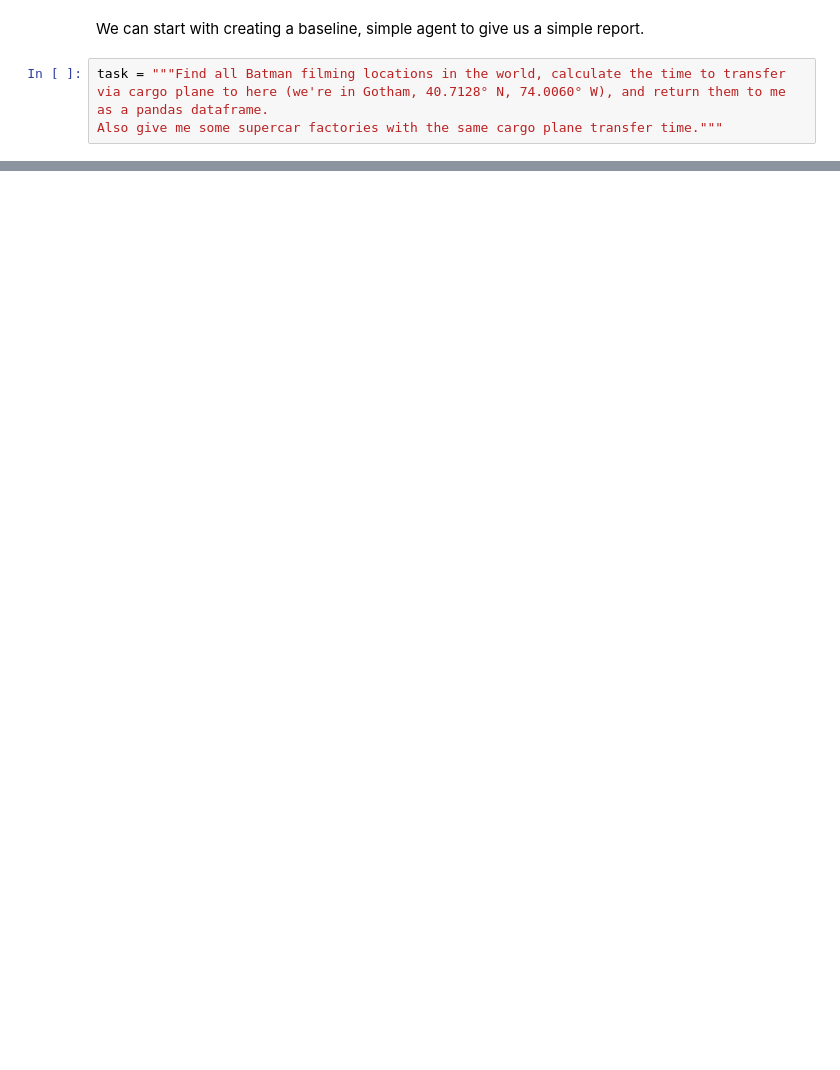
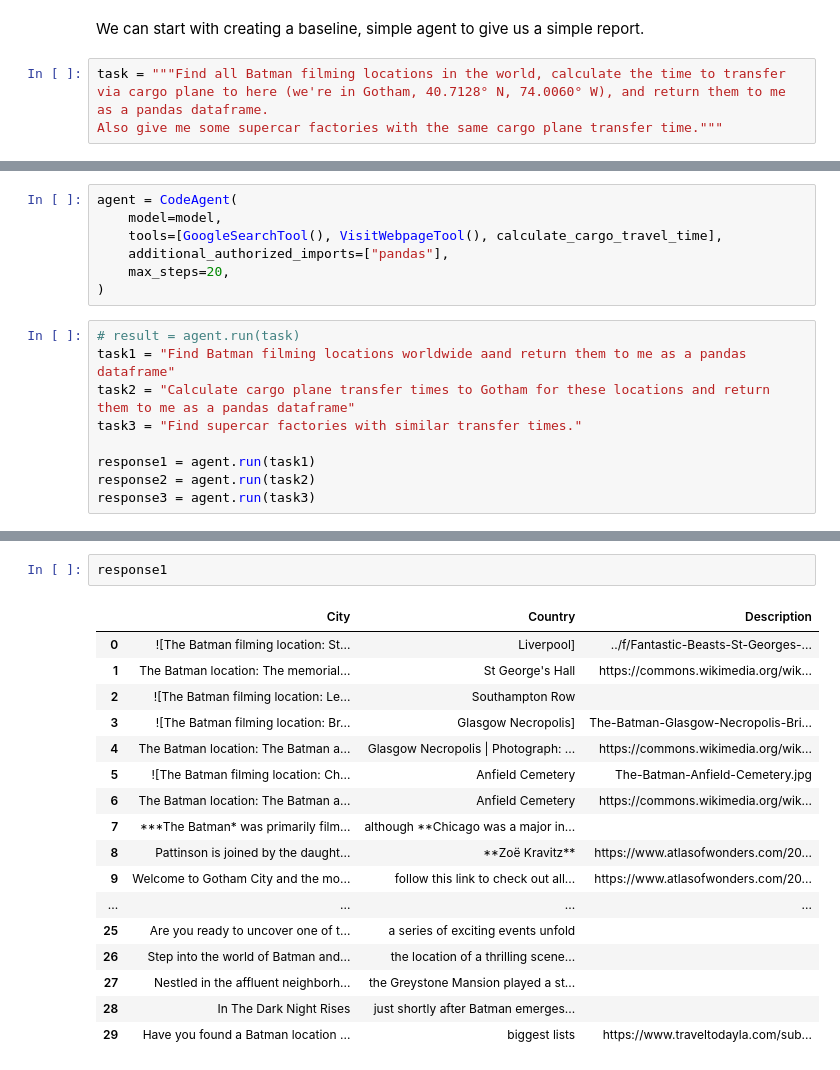
Before and after one commit to mayusuf/multiagent, a Jupyter notebook: index.ipynb, the cells around one changed output, grey strips where cells are left out. Cells and saved outputs as stored; diff of their text form; blank space fills up the shorter version.

Commit message:
web search and main agent is added

```diff
--- a/index.ipynb
+++ b/index.ipynb
@@ -109,0 +113,16 @@ Also give me some supercar factories with the same cargo plane transfer time."""
+# %%
+agent = CodeAgent(
+    model=model,
+    tools=[GoogleSearchTool(), VisitWebpageTool(), calculate_cargo_travel_time],
+    additional_authorized_imports=["pandas"],
+    max_steps=20,
+)
+# %%
+# result = agent.run(task)
+task1 = "Find Batman filming locations worldwide aand return them to me as a pandas dataframe"
+task2 = "Calculate cargo plane transfer times to Gotham for these locations and return them to me as a pandas dataframe"
+task3 = "Find supercar factories with similar transfer times."
+
+response1 = agent.run(task1)
+response2 = agent.run(task2)
+response3 = agent.run(task3)
@@ -109,0 +163,20 @@ Also give me some supercar factories with the same cargo plane transfer time."""
+# %%
+response1
+# %% [output]
+|  | City | Country | Description |
+| 0 | ![The Batman filming location: St... | Liverpool] | ../f/Fantastic-Beasts-St-Georges-... |
+| 1 | The Batman location: The memorial... | St George's Hall | https://commons.wikimedia.org/wik... |
+| 2 | ![The Batman filming location: Le... | Southampton Row |  |
+| 3 | ![The Batman filming location: Br... | Glasgow Necropolis] | The-Batman-Glasgow-Necropolis-Bri... |
+| 4 | The Batman location: The Batman a... | Glasgow Necropolis | Photograph: ... | https://commons.wikimedia.org/wik... |
+| 5 | ![The Batman filming location: Ch... | Anfield Cemetery | The-Batman-Anfield-Cemetery.jpg |
+| 6 | The Batman location: The Batman a... | Anfield Cemetery | https://commons.wikimedia.org/wik... |
+| 7 | ***The Batman* was primarily film... | although **Chicago was a major in... |  |
+| 8 | Pattinson is joined by the daught... | **Zoë Kravitz** | https://www.atlasofwonders.com/20... |
+| 9 | Welcome to Gotham City and the mo... | follow this link to check out all... | https://www.atlasofwonders.com/20... |
+| ... | ... | ... | ... |
+| 25 | Are you ready to uncover one of t... | a series of exciting events unfold |  |
+| 26 | Step into the world of Batman and... | the location of a thrilling scene... |  |
+| 27 | Nestled in the affluent neighborh... | the Greystone Mansion played a st... |  |
+| 28 | In The Dark Night Rises | just shortly after Batman emerges... |  |
+| 29 | Have you found a Batman location ... | biggest lists | https://www.traveltodayla.com/sub... |
```
Also changed, not shown: parts of 18 cells of this notebook, 1 other file.
